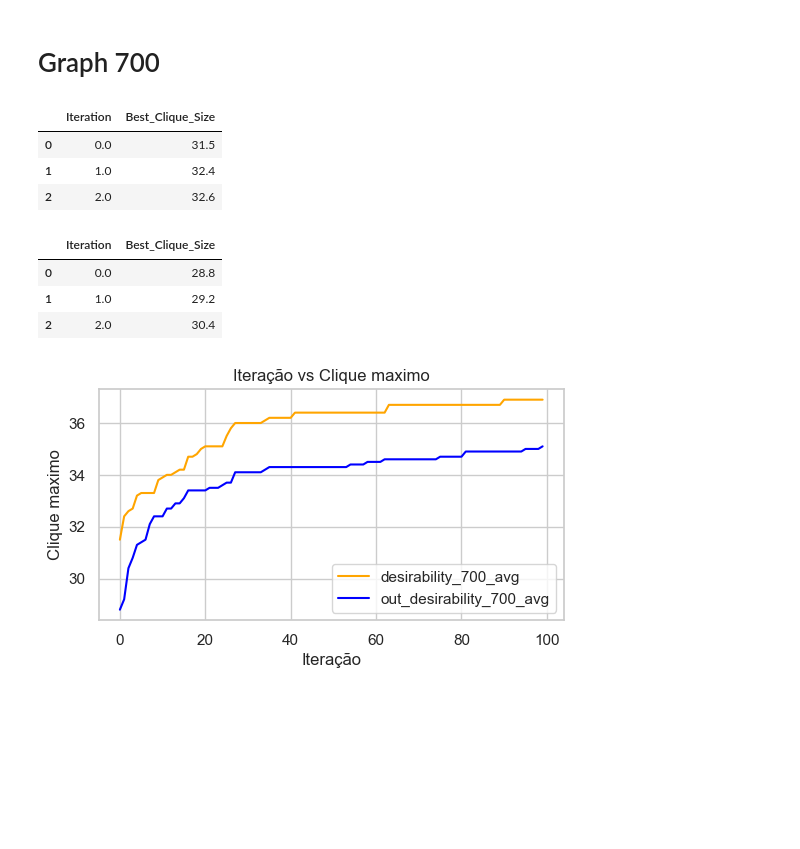
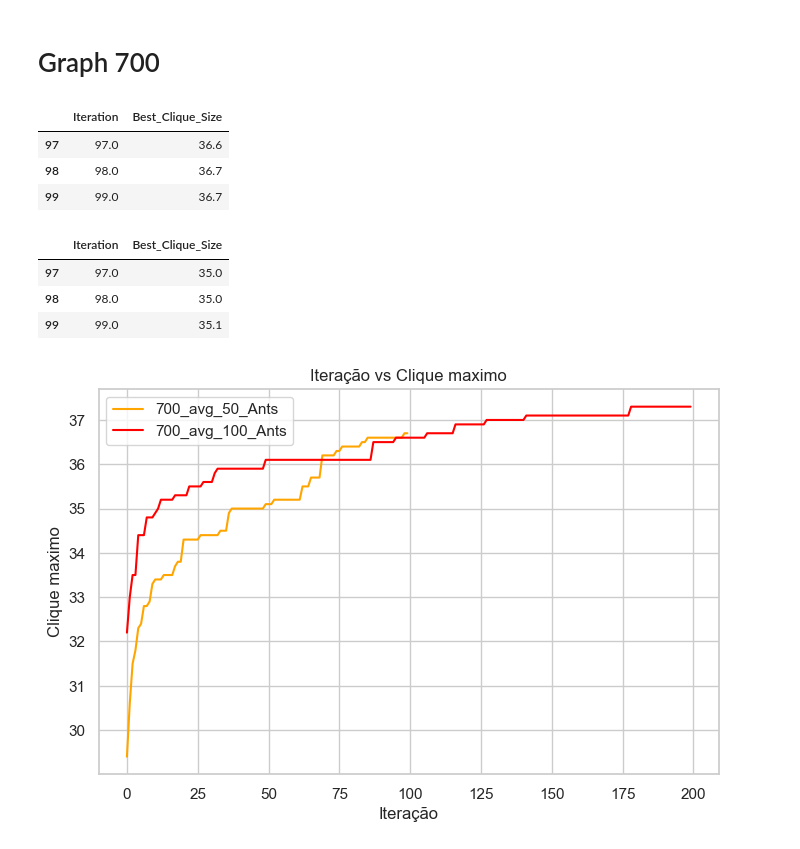
Before and after one commit to DiegoHMM/AntColonyOptimization, a Jupyter notebook: result_analisys.py.ipynb, the cells around one changed output. Drawn from its saved outputs; the diff is of its cells as text; code cells hidden in the pictures; blank space fills up the shorter version.

```diff
--- a/result_analisys.py.ipynb
+++ b/result_analisys.py.ipynb
@@ -7,11 +54,19 @@ seeds = [57, 12, 89, 42, 76, 28, 63, 95, 51, 10]
 # Graph 500
 # %%
 #Desirability
-desirability_500 = []
+desirability_500_50 = []
+desirability_500_100 = []
+desirability_500_250 = []
 out_desirability_500 = []
 for seed in seeds:
     #Desirability
-    desirability_500.append(pd.read_csv('Stats/with_desirability/g_500/' + str(seed) + '/stats.csv'))
+    #50 ants
+    desirability_500_50.append(pd.read_csv(f'Stats/g_500/{seed}/stats50.csv'))
+    #100 ants
+    desirability_500_100.append(pd.read_csv(f'Stats/g_500/{seed}/stats100.csv'))
+    #250 ants
+    desirability_500_250.append(pd.read_csv(f'Stats/g_500/{seed}/stats250.csv'))
+
     #without desirability
     out_desirability_500.append(pd.read_csv('Stats/without_desirability/g_500/' + str(seed) + '/stats.csv'))
 # %%
@@ -64,47 +137,59 @@ out_desirability_700 = []
 # %%
+#Desirability
+desirability_700_50 = []
+desirability_700_100 = []
+out_desirability_700 = []
 for seed in seeds:
     #Desirability
-    desirability_700.append(pd.read_csv('Stats/with_desirability/g_700/' + str(seed) + '/stats.csv'))
+    #50 ants
+    desirability_700_50.append(pd.read_csv(f'Stats/g_700/{seed}/stats50.csv'))
+    #100 ants
+    desirability_700_100.append(pd.read_csv(f'Stats/g_700/{seed}/stats100.csv'))
+
     #without desirability
     out_desirability_700.append(pd.read_csv('Stats/without_desirability/g_700/' + str(seed) + '/stats.csv'))
 # %%
 # Agrupando por índice e calculando a média
 #Desirability
-df_concat = pd.concat(desirability_700)
-desirability_700_avg = df_concat.groupby(df_concat.index).mean()
+df_concat_50 = pd.concat(desirability_700_50)
+desirability_700_50_avg = df_concat_50.groupby(df_concat_50.index).mean()
+
+df_concat_100 = pd.concat(desirability_700_100)
+desirability_700_100_avg = df_concat_100.groupby(df_concat_100.index).mean()
+
 #without desirability
 df_concat = pd.concat(out_desirability_700)
 out_desirability_700_avg = df_concat.groupby(df_concat.index).mean()
-# %%
-desirability_700_avg.head(3)
-# %% [output]
-|  | Iteration | Best_Clique_Size |
-| 0 | 0.0 | 31.5 |
-| 1 | 1.0 | 32.4 |
-| 2 | 2.0 | 32.6 |
+# %%
+desirability_700_50_avg.tail(3)
+# %% [output]
+|  | Iteration | Best_Clique_Size |
+| 97 | 97.0 | 36.6 |
+| 98 | 98.0 | 36.7 |
+| 99 | 99.0 | 36.7 |
 # %%
-out_desirability_700_avg.head(3)
+out_desirability_700_avg.tail(3)
 # %% [output]
 |  | Iteration | Best_Clique_Size |
-| 0 | 0.0 | 28.8 |
-| 1 | 1.0 | 29.2 |
-| 2 | 2.0 | 30.4 |
+| 97 | 97.0 | 35.0 |
+| 98 | 98.0 | 35.0 |
+| 99 | 99.0 | 35.1 |
 # %%
 # Definindo um estilo para os gráficos
 sns.set(style='whitegrid')
 
 plt.figure(figsize=(6, 3))  # Define o tamanho do gráfico
 
 # Gera a linha para desirability_700_avg
-sns.lineplot(x=desirability_700_avg['Iteration'], y=desirability_700_avg['Best_Clique_Size'], color='orange', label='desirability_700_avg')
-
+sns.lineplot(x=desirability_700_50_avg['Iteration'], y=desirability_700_50_avg['Best_Clique_Size'], color='orange', label='700_avg_50_Ants')
+sns.lineplot(x=desirability_700_100_avg['Iteration'], y=desirability_700_100_avg['Best_Clique_Size'], color='red', label='700_avg_100_Ants')
 # Gera a linha para out_desirability_700_avg
-sns.lineplot(x=out_desirability_700_avg['Iteration'], y=out_desirability_700_avg['Best_Clique_Size'], color='blue', label='out_desirability_700_avg')
+#sns.lineplot(x=out_desirability_700_avg['Iteration'], y=out_desirability_700_avg['Best_Clique_Size'], color='blue', label='out_desirability_700_avg')
 
 plt.xlabel('Iteração')  # Define o rótulo do eixo x
 plt.ylabel('Clique maximo')  # Define o rótulo do eixo y
 plt.title(f'Iteração vs Clique maximo')  # Define o título do gráfico
 plt.legend()  # Mostra a legenda
 plt.show()  # Mostra o gráfico
 # %% [output]
-[figure, old version]
+[figure, new version]
```
Also changed, not shown: parts of 13 cells of this notebook, 59 other files.
